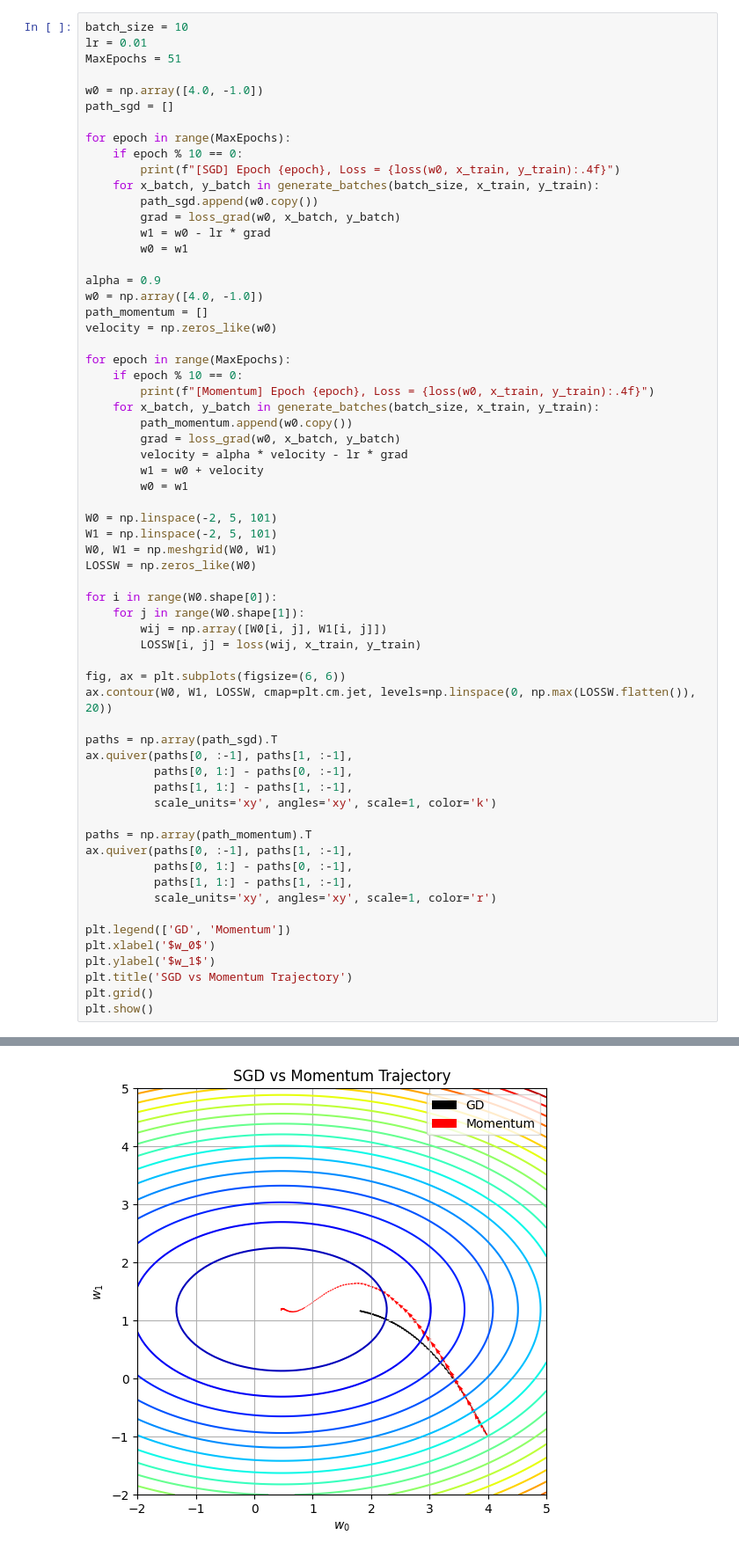
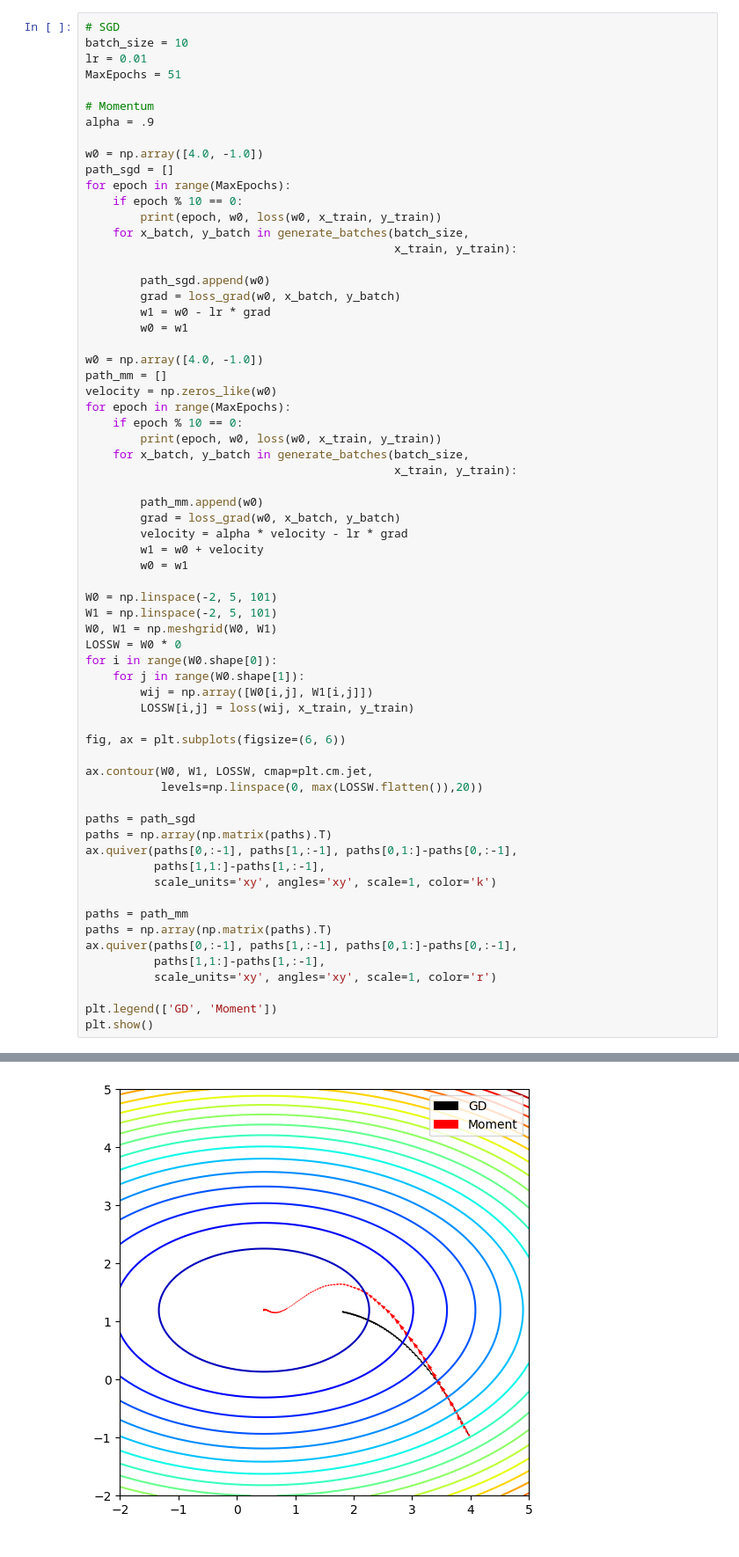
Before and after one commit to kccistc/intel-06, a Jupyter notebook: class01/homework/HongHunEui/Gradient_descent.ipynb, the cells around one changed output, grey strips where cells are left out. Shown at 88% size. Cells and saved outputs as stored; diff of their text form.

```diff
--- a/class01/homework/HongHunEui/Gradient_descent.ipynb
+++ b/class01/homework/HongHunEui/Gradient_descent.ipynb
@@ -366,32 +366,37 @@ def generate_batches(batch_size, features, labels):
 
     return out_batches
 # %%
+# SGD
 batch_size = 10
 lr = 0.01
 MaxEpochs = 51
 
+# Momentum
+alpha = .9
+
 w0 = np.array([4.0, -1.0])
 path_sgd = []
-
 for epoch in range(MaxEpochs):
     if epoch % 10 == 0:
-        print(f"[SGD] Epoch {epoch}, Loss = {loss(w0, x_train, y_train):.4f}")
-    for x_batch, y_batch in generate_batches(batch_size, x_train, y_train):
-        path_sgd.append(w0.copy())
+        print(epoch, w0, loss(w0, x_train, y_train))
+    for x_batch, y_batch in generate_batches(batch_size,
+                                             x_train, y_train):
+
+        path_sgd.append(w0)
         grad = loss_grad(w0, x_batch, y_batch)
         w1 = w0 - lr * grad
         w0 = w1
 
-alpha = 0.9
 w0 = np.array([4.0, -1.0])
-path_momentum = []
+path_mm = []
 velocity = np.zeros_like(w0)
-
 for epoch in range(MaxEpochs):
     if epoch % 10 == 0:
-        print(f"[Momentum] Epoch {epoch}, Loss = {loss(w0, x_train, y_train):.4f}")
-    for x_batch, y_batch in generate_batches(batch_size, x_train, y_train):
-        path_momentum.append(w0.copy())
+        print(epoch, w0, loss(w0, x_train, y_train))
+    for x_batch, y_batch in generate_batches(batch_size,
+                                             x_train, y_train):
+
+        path_mm.append(w0)
         grad = loss_grad(w0, x_batch, y_batch)
         velocity = alpha * velocity - lr * grad
         w1 = w0 + velocity
@@ -400,32 +405,29 @@ for epoch in range(MaxEpochs):
 W0 = np.linspace(-2, 5, 101)
 W1 = np.linspace(-2, 5, 101)
 W0, W1 = np.meshgrid(W0, W1)
-LOSSW = np.zeros_like(W0)
-
+LOSSW = W0 * 0
 for i in range(W0.shape[0]):
     for j in range(W0.shape[1]):
-        wij = np.array([W0[i, j], W1[i, j]])
-        LOSSW[i, j] = loss(wij, x_train, y_train)
+        wij = np.array([W0[i,j], W1[i,j]])
+        LOSSW[i,j] = loss(wij, x_train, y_train)
 
 fig, ax = plt.subplots(figsize=(6, 6))
-ax.contour(W0, W1, LOSSW, cmap=plt.cm.jet, levels=np.linspace(0, np.max(LOSSW.flatten()), 20))
 
-paths = np.array(path_sgd).T
-ax.quiver(paths[0, :-1], paths[1, :-1],
-          paths[0, 1:] - paths[0, :-1],
-          paths[1, 1:] - paths[1, :-1],
+ax.contour(W0, W1, LOSSW, cmap=plt.cm.jet,
+           levels=np.linspace(0, max(LOSSW.flatten()),20))
+
+paths = path_sgd
+paths = np.array(np.matrix(paths).T)
+ax.quiver(paths[0,:-1], paths[1,:-1], paths[0,1:]-paths[0,:-1],
+          paths[1,1:]-paths[1,:-1],
           scale_units='xy', angles='xy', scale=1, color='k')
 
-paths = np.array(path_momentum).T
-ax.quiver(paths[0, :-1], paths[1, :-1],
-          paths[0, 1:] - paths[0, :-1],
-          paths[1, 1:] - paths[1, :-1],
+paths = path_mm
+paths = np.array(np.matrix(paths).T)
+ax.quiver(paths[0,:-1], paths[1,:-1], paths[0,1:]-paths[0,:-1],
+          paths[1,1:]-paths[1,:-1],
           scale_units='xy', angles='xy', scale=1, color='r')
 
-plt.legend(['GD', 'Momentum'])
-plt.xlabel('$w_0$')
-plt.ylabel('$w_1$')
-plt.title('SGD vs Momentum Trajectory')
-plt.grid()
+plt.legend(['GD', 'Moment'])
 plt.show()
 # %% [output]
@@ -444,4 +446,4 @@ plt.show()
-[figure, old version]
+[figure, new version]
 # %%
 batch_size = 10
 lr = 1.5
```
Also changed, not shown: parts of 4 cells of this notebook.
